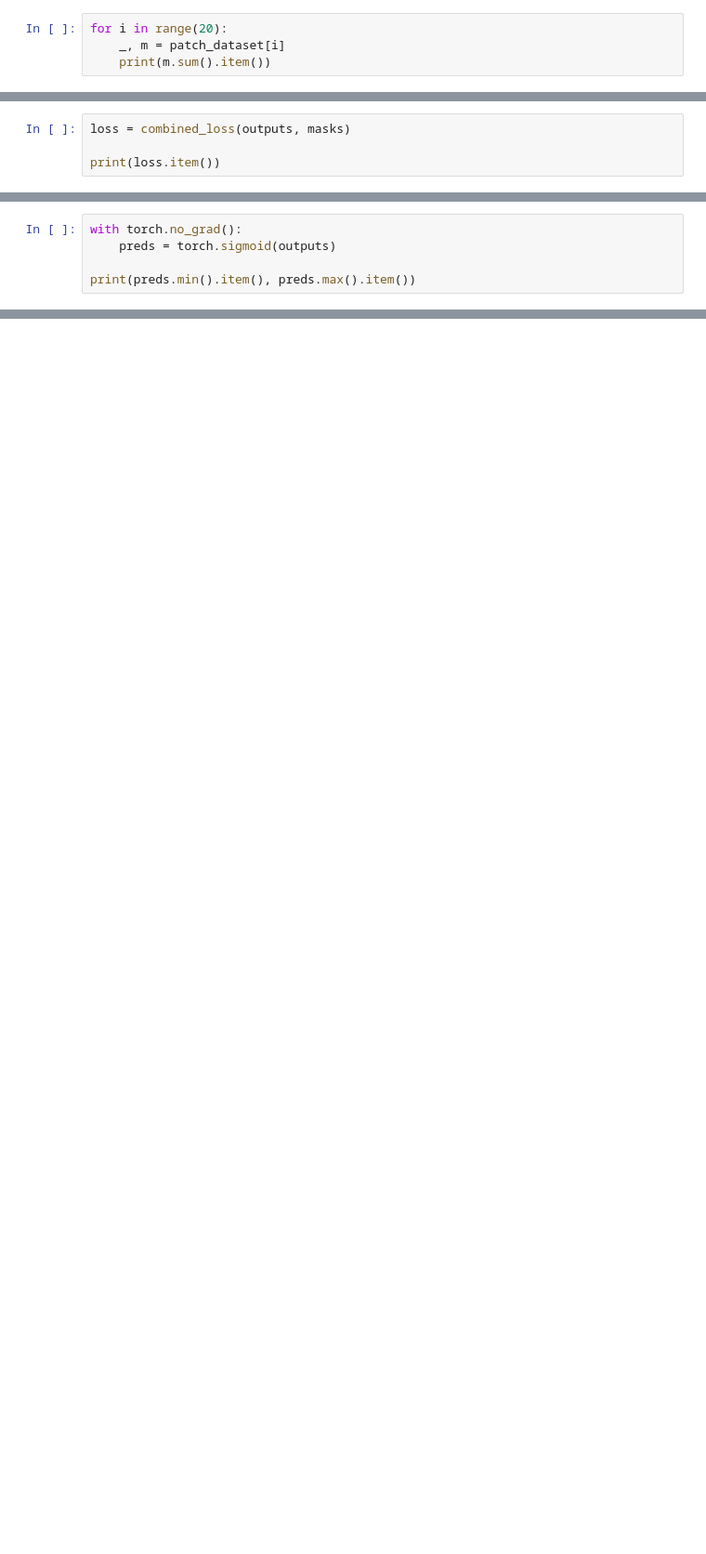
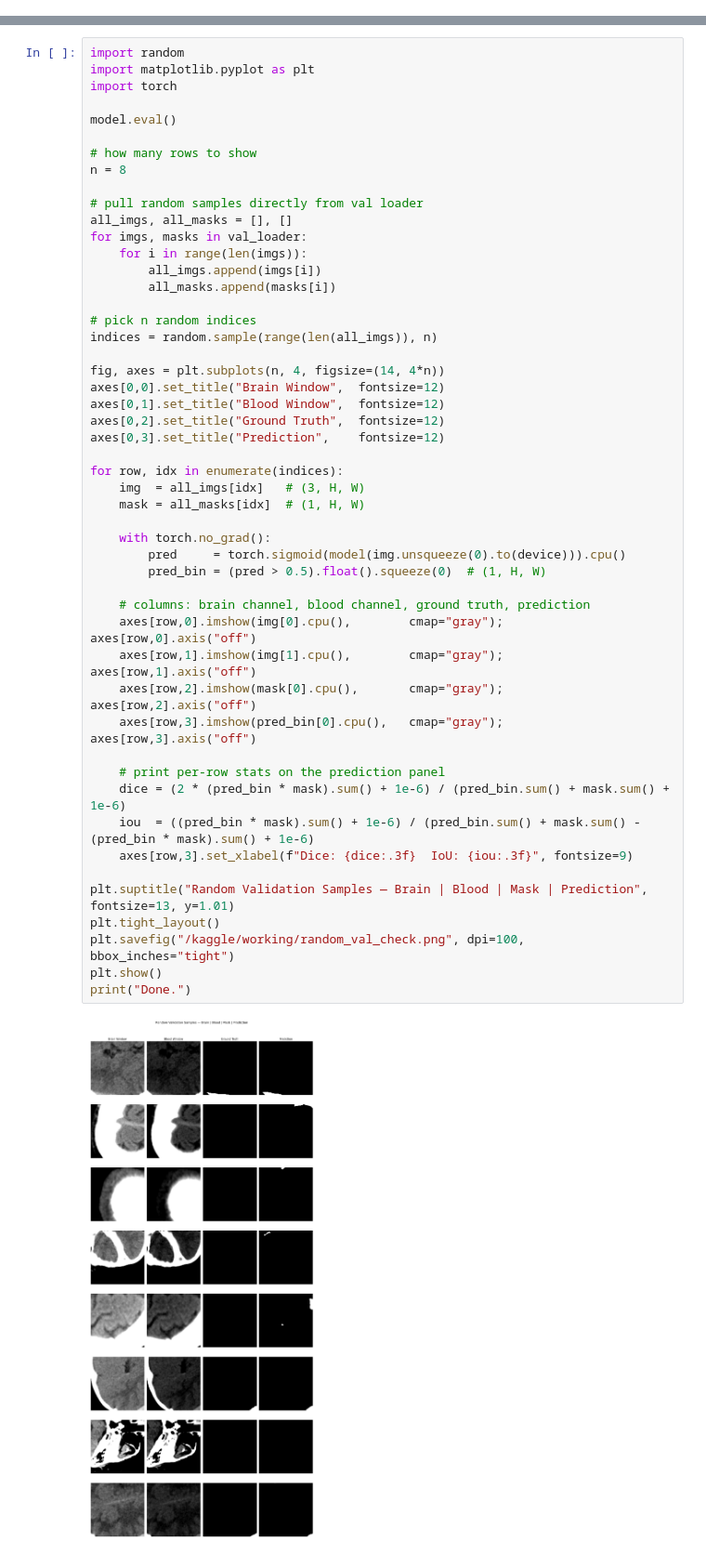
Before and after one commit to FaridRash/brain-ct-hemorrhage-segmentation, a Jupyter notebook: Notebooks/Segmentation/05_U_Net_Modeling_01.ipynb, the cells around one changed output, grey strips where cells are left out. Shown at 93% size. Saved outputs shown, nothing was run; the diff lists cells and outputs as text; blank space fills up the shorter version.

Commit message:
Kaggle Notebook | 05_Kaggle_U-Net_01.ipynb | Version 1

```diff
--- a/Notebooks/Segmentation/05_U_Net_Modeling_01.ipynb
+++ b/Notebooks/Segmentation/05_U_Net_Modeling_01.ipynb
@@ -116,4 +0,0 @@ tensor(0.)
-# %%
-for i in range(20):
-    _, m = patch_dataset[i]
-    print(m.sum().item())
@@ -261,4 +0,0 @@ def combined_loss(logits, targets):
-# %%
-loss = combined_loss(outputs, masks)
-
-print(loss.item())
@@ -341,5 +0,0 @@ Epoch 15/15 - Loss: 0.7022
-# %%
-with torch.no_grad():
-    preds = torch.sigmoid(outputs)
-
-print(preds.min().item(), preds.max().item())
@@ -367,0 +353,52 @@ plt.show()
+# %%
+import random
+import matplotlib.pyplot as plt
+import torch
+
+model.eval()
+
+# how many rows to show
+n = 8
+
+# pull random samples directly from val loader
+all_imgs, all_masks = [], []
+for imgs, masks in val_loader:
+    for i in range(len(imgs)):
+        all_imgs.append(imgs[i])
+        all_masks.append(masks[i])
+
+# pick n random indices
+indices = random.sample(range(len(all_imgs)), n)
+
+fig, axes = plt.subplots(n, 4, figsize=(14, 4*n))
+axes[0,0].set_title("Brain Window",  fontsize=12)
+axes[0,1].set_title("Blood Window",  fontsize=12)
+axes[0,2].set_title("Ground Truth",  fontsize=12)
+axes[0,3].set_title("Prediction",    fontsize=12)
+
+for row, idx in enumerate(indices):
+    img  = all_imgs[idx]   # (3, H, W)
+    mask = all_masks[idx]  # (1, H, W)
+
+    with torch.no_grad():
+        pred     = torch.sigmoid(model(img.unsqueeze(0).to(device))).cpu()
+        pred_bin = (pred > 0.5).float().squeeze(0)  # (1, H, W)
+
+    # columns: brain channel, blood channel, ground truth, prediction
+    axes[row,0].imshow(img[0].cpu(),        cmap="gray");  axes[row,0].axis("off")
+    axes[row,1].imshow(img[1].cpu(),        cmap="gray");  axes[row,1].axis("off")
+    axes[row,2].imshow(mask[0].cpu(),       cmap="gray");  axes[row,2].axis("off")
+    axes[row,3].imshow(pred_bin[0].cpu(),   cmap="gray");  axes[row,3].axis("off")
+
+    # print per-row stats on the prediction panel
+    dice = (2 * (pred_bin * mask).sum() + 1e-6) / (pred_bin.sum() + mask.sum() + 1e-6)
+    iou  = ((pred_bin * mask).sum() + 1e-6) / (pred_bin.sum() + mask.sum() - (pred_bin * mask).sum() + 1e-6)
+    axes[row,3].set_xlabel(f"Dice: {dice:.3f}  IoU: {iou:.3f}", fontsize=9)
+
+plt.suptitle("Random Validation Samples — Brain | Blood | Mask | Prediction", fontsize=13, y=1.01)
+plt.tight_layout()
+plt.savefig("/kaggle/working/random_val_check.png", dpi=100, bbox_inches="tight")
+plt.show()
+print("Done.")
+# %% [output]
+[figure, added]
```
Also changed, not shown: parts of 50 cells of this notebook.
